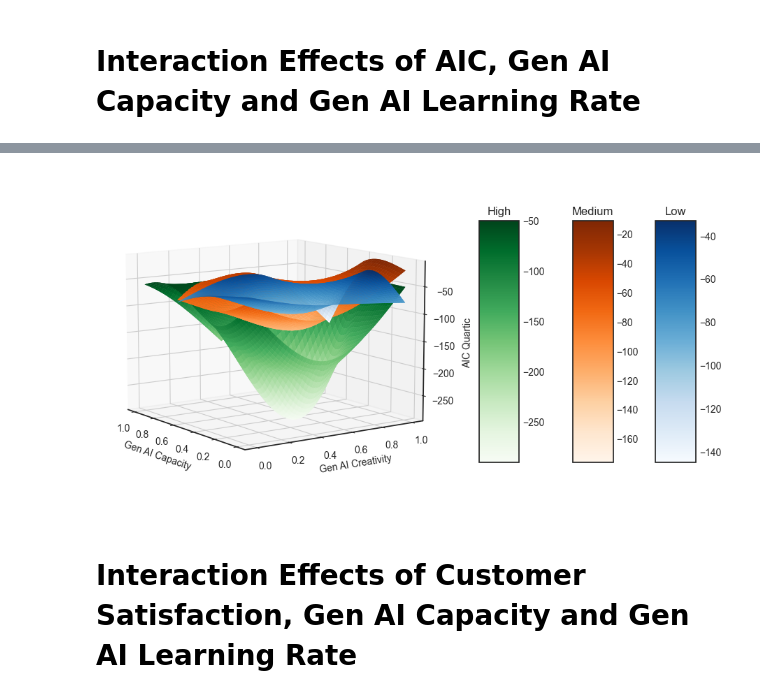
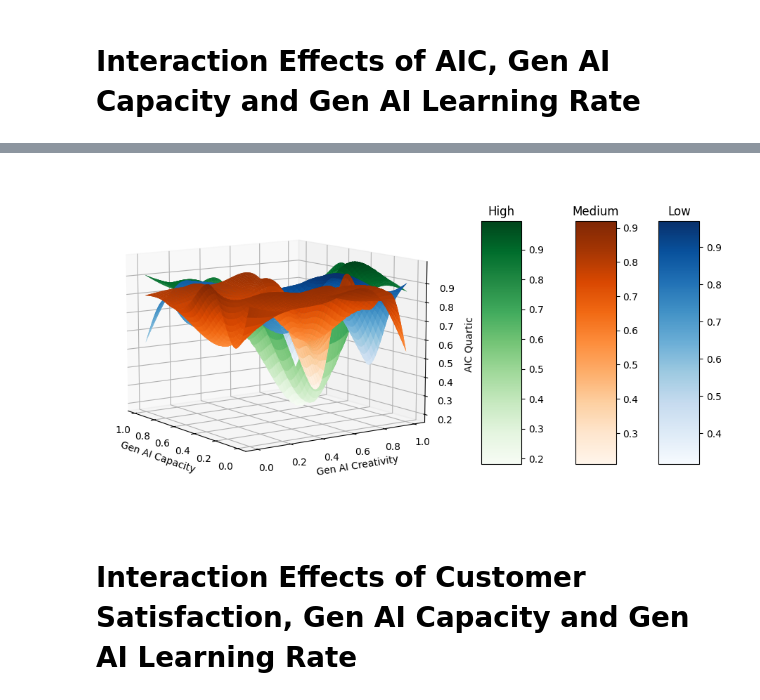
Before and after one commit to SecJiahui/GenAI_Customer, a Jupyter notebook: GenAI_Customer/regression_avg_iterations.ipynb, the cells around one changed output, grey strips where cells are left out. Drawn from its saved outputs; the diff is of its cells as text; code cells hidden in the pictures.

```diff
--- a/GenAI_Customer/regression_avg_iterations.ipynb
+++ b/GenAI_Customer/regression_avg_iterations.ipynb
@@ -206,6 +253,7 @@ data_normalized_df['Capacity High'] = (data_normalized_df['capacity_gen_ai'] > m
 # rename columns
 data = data_normalized_df.rename(columns={
     'Average Satisfaction': 'avg_satisfaction',
+    'Average Seller Rating': 'avg_rating',
     'learning_rate_gen_ai': 'gen_ai_learning_rate',
     'capacity_gen_ai': 'gen_ai_capacity',
     'creativity_gen_ai': 'gen_ai_creativity',
@@ -213,8 +261,8 @@ data = data_normalized_df.rename(columns={
     'num_customers': 'n_customer',
     'num_retailers': 'n_seller',
     'num_products': 'n_product',
-    'AIC Quartic (Sum)': 'aic_quartic',
-    'AIC Quartic (Sum) Original': 'aic_quartic_original'
+    'AIC Quadratic (Minimum)': 'aic_quartic_min',
+    'AIC Quartic (Sum)': 'aic_quartic_sum'
 })
 
 data.head(10)
@@ -242,5 +282,2 @@ plt.show()
-# %%
-# Remove rows where 'aic_quartic_original' is less than -1500
-data = data[data['aic_quartic_original'] >= -400]
 # %%
 # Create the independent variables matrix (X) and dependent variable (y)
@@ -274,10 +344,11 @@ strong multicollinearity problems or that the design matrix is singular.
 # %%
 # Selecting the independent variables/features for the model
-X = data[['gen_ai_learning_rate', 'gen_ai_creativity','gen_ai_capacity', 'implement_gen_ai', 'n_customer', 'n_seller', 'n_product']]
+# X = data[['gen_ai_learning_rate', 'gen_ai_creativity','gen_ai_capacity', 'implement_gen_ai', 'n_customer', 'n_seller', 'n_product']]
+X = data[['gen_ai_learning_rate', 'gen_ai_creativity','gen_ai_capacity', 'n_customer', 'n_seller', 'n_product']]
 # Adding a constant to the model (intercept)
 X = sm.add_constant(X)
 # Selecting the dependent variable/target
-y = data['aic_quartic']
+y = data['aic_quartic_min']
 
 # Fit the linear regression model
 model = sm.OLS(y, X).fit()
@@ -302,16 +373,3 @@ Notes:
 [1] Standard Errors assume that the covariance matrix of the errors is correctly specified.
 [2] The smallest eigenvalue is      0. This might indicate that there are
 strong multicollinearity problems or that the design matrix is singular.
-# %%
-# Selecting the independent variables/features for the model
-X = data[['gen_ai_learning_rate', 'gen_ai_creativity','gen_ai_capacity', 'implement_gen_ai', 'n_customer', 'n_seller', 'n_product']]
-# Adding a constant to the model (intercept)
-X = sm.add_constant(X)
-# Selecting the dependent variable/target
-y = data['aic_quartic_original']
-
-# Fit the linear regression model
-model = sm.OLS(y, X).fit()
-
-# print model
-print(model.summary())
@@ -550,38 +415,38 @@ for i, rate in enumerate(['Learning Rate Low', 'Learning Rate Medium', 'Learning
     # Extracting data for the axes
     x = subset['gen_ai_capacity']
     y = subset['gen_ai_creativity']
-    z = subset['aic_quartic_original']
+    z = subset['aic_quartic_min']
 
     # Creating a grid to interpolate
     xi = np.linspace(x.min(), x.max(), 100)
     yi = np.linspace(y.min(), y.max(), 100)
     xi, yi = np.meshgrid(xi, yi)
     zi = griddata((x, y), z, (xi, yi), method='cubic')
 
     # Plotting the surface for each subset
     surf = ax.plot_surface(xi, yi, zi, cmap=cmaps[i], edgecolor='none')
 
     # Plotting the surface for each subset
     surf = ax.plot_surface(xi, yi, zi, cmap=cmaps[i], edgecolor='none')
 
     # Adding a color bar for each surface and setting a title for it
     cbar = fig.colorbar(surf, ax=ax, shrink=0.5, aspect=6, pad=0.05*i)
     cbar.ax.set_title(rate.split()[2])  # Set title for each color bar
 
 ax.view_init(elev=10, azim=-35)
 
 
 # Setting labels for each axis
 ax.set_xlabel('Gen AI Capacity')
 ax.set_ylabel('Gen AI Creativity')
 ax.set_zlabel('AIC Quartic')
 
 # Inverting X axes
 ax.set_xlim(ax.get_xlim()[::-1])
 
 plt.show()
 # %% [output]
-[figure, old version]
+[figure, new version]
 # %% [markdown]
 # Interaction Effects of Customer Satisfaction, Gen AI Capacity and Gen AI Learning Rate
 # %%
```
Also changed, not shown: parts of 42 cells of this notebook, 5 other files.
